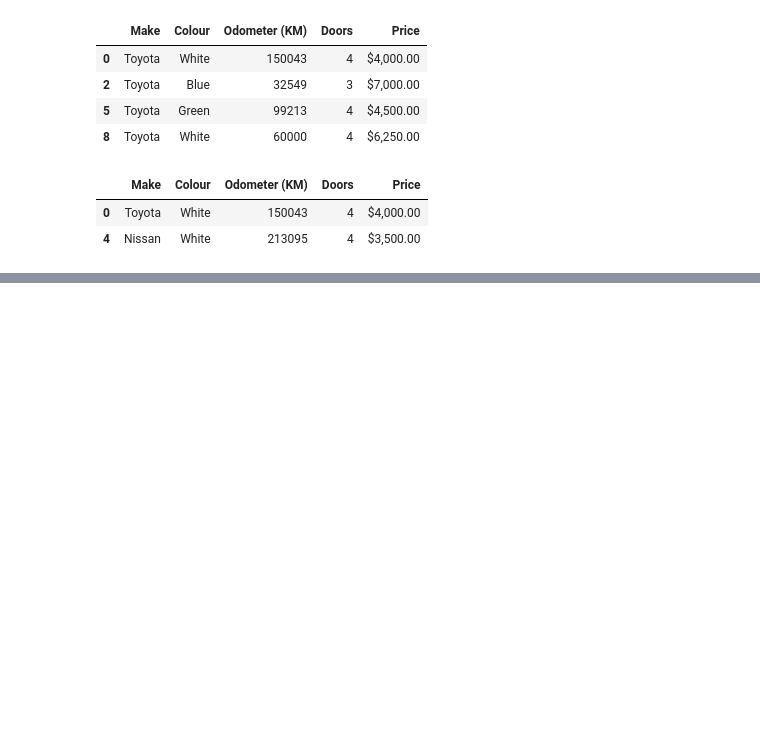
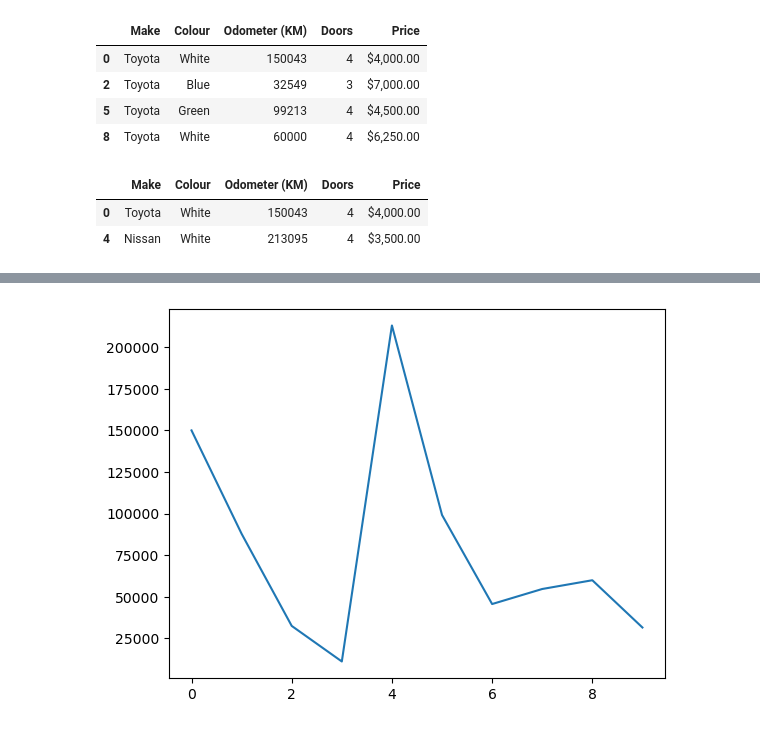
Before and after one commit to jps27CSE/AI_ML_DataScience, a Jupyter notebook: introduction to pandas.ipynb, the cells around one changed output, grey strips where cells are left out. Saved outputs shown, nothing was run; the diff lists cells and outputs as text; code cells hidden in the pictures; blank space fills up the shorter version.

```diff
--- a/introduction to pandas.ipynb
+++ b/introduction to pandas.ipynb
@@ -236,0 +274,5 @@ car_sales[car_sales["Odometer (KM)"] > 100000]
+# %%
+car_sales["Odometer (KM)"].plot()
+plt.show()
+# %% [output]
+[figure, added]
```
Also changed, not shown: parts of 7 cells of this notebook.
